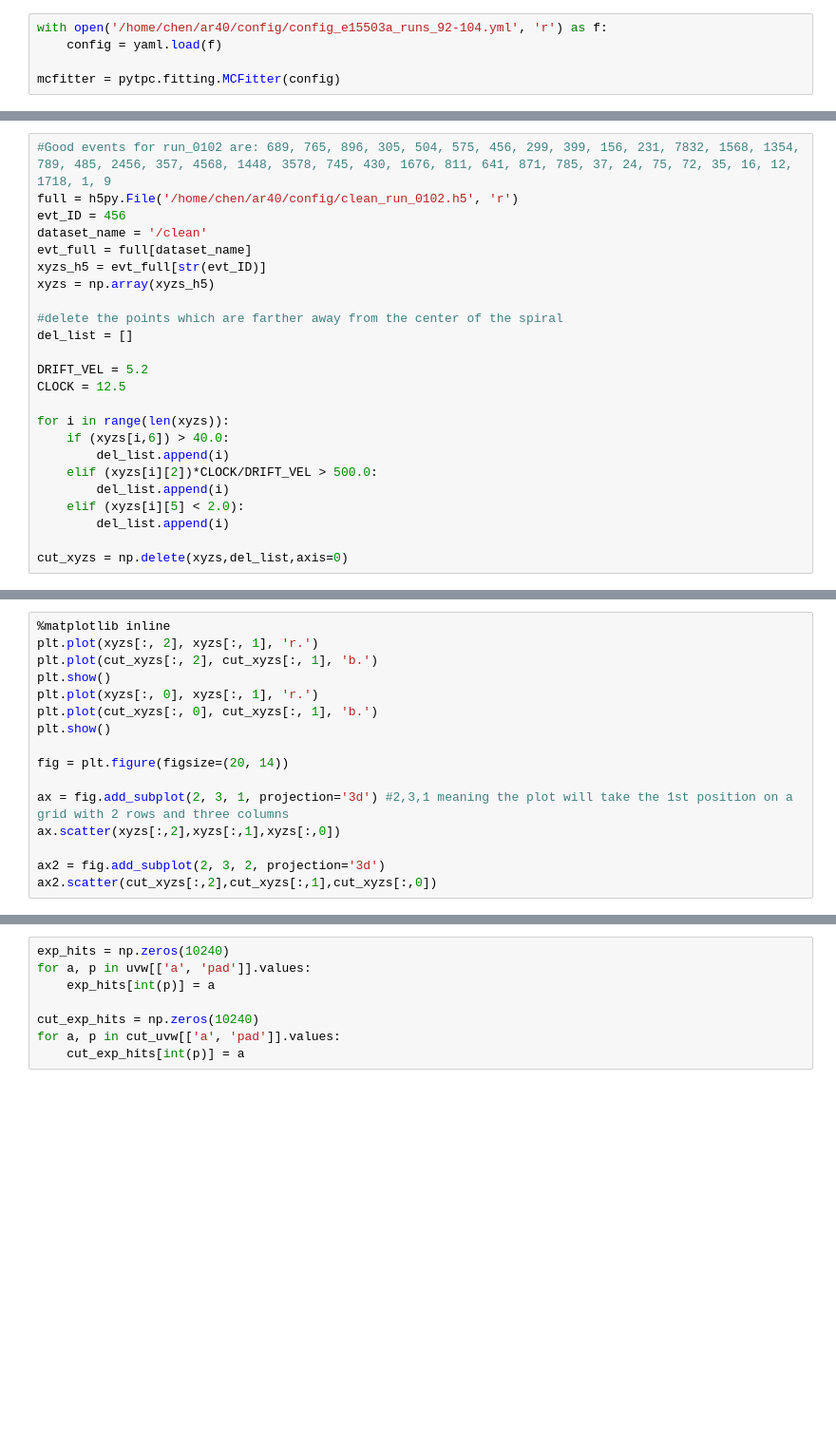
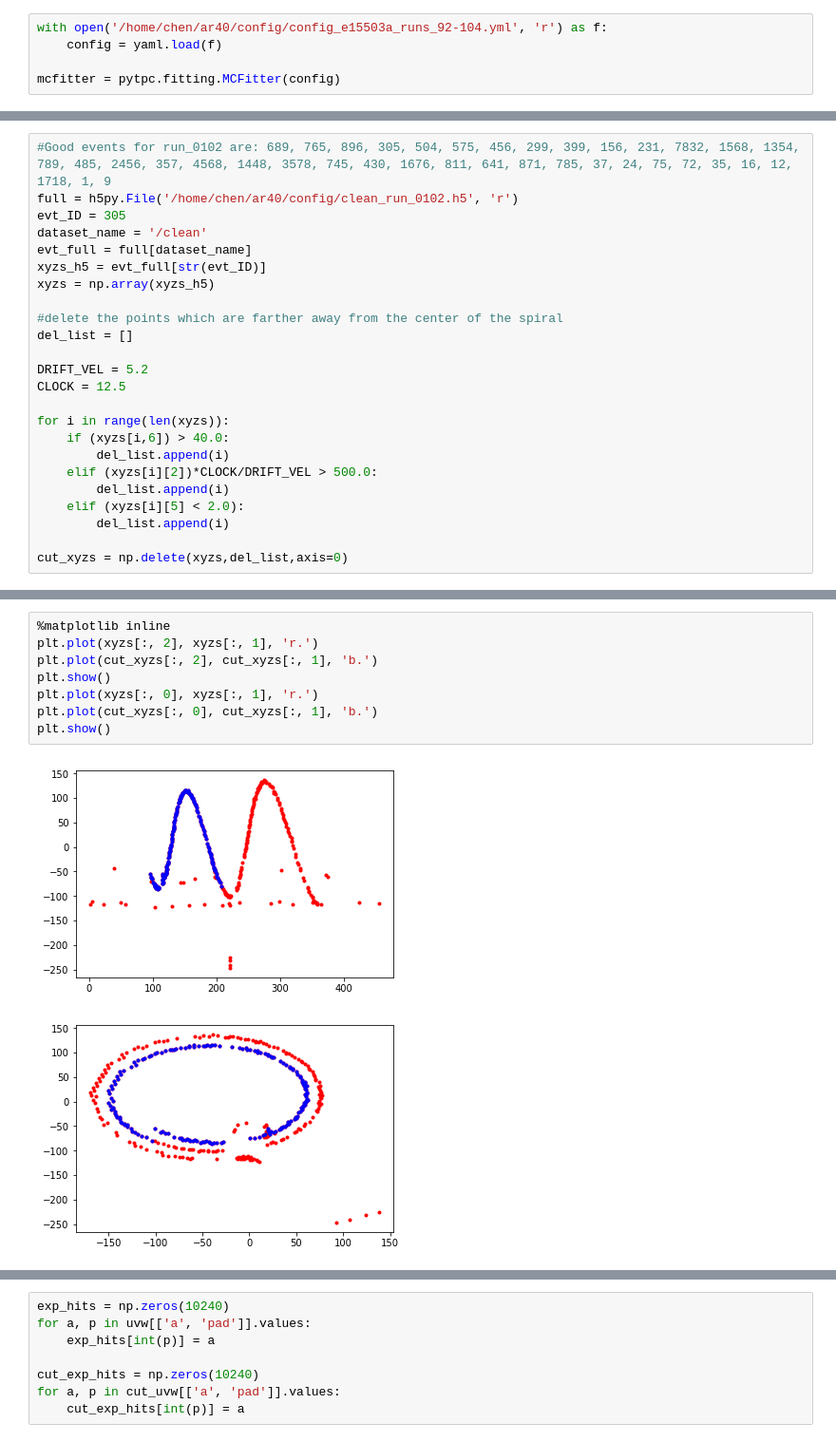
Before and after one commit to chchen123/Monte-Carlo, a Jupyter notebook: jupyter notebooks/Monte_Carlo_Algorithm.ipynb, the cells around one changed output, grey strips where cells are left out. Shown: that part at 95% size. Drawn from its saved outputs; the diff is of its cells as text; blank space fills up the shorter version.

Commit message:
updated position and energy chi2 algorithms

```diff
--- a/jupyter notebooks/Monte_Carlo_Algorithm.ipynb
+++ b/jupyter notebooks/Monte_Carlo_Algorithm.ipynb
@@ -44,7 +45,7 @@ diff_sigma = config['diffusion_sigma']
 # %%
 #Good events for run_0102 are: 689, 765, 896, 305, 504, 575, 456, 299, 399, 156, 231, 7832, 1568, 1354, 789, 485, 2456, 357, 4568, 1448, 3578, 745, 430, 1676, 811, 641, 871, 785, 37, 24, 75, 72, 35, 16, 12, 1718, 1, 9
 full = h5py.File('/home/chen/ar40/config/clean_run_0102.h5', 'r')
-evt_ID = 456
+evt_ID = 305
 dataset_name = '/clean'
 evt_full = full[dataset_name]
 xyzs_h5 = evt_full[str(evt_ID)]
@@ -78,17 +81,12 @@ cut_cx, cut_cy = pytpc.cleaning.hough_circle(cut_xy_C)
 # %%
 %matplotlib inline
 plt.plot(xyzs[:, 2], xyzs[:, 1], 'r.')
 plt.plot(cut_xyzs[:, 2], cut_xyzs[:, 1], 'b.')
 plt.show()
 plt.plot(xyzs[:, 0], xyzs[:, 1], 'r.')
 plt.plot(cut_xyzs[:, 0], cut_xyzs[:, 1], 'b.')
 plt.show()
-
-fig = plt.figure(figsize=(20, 14))
-
-ax = fig.add_subplot(2, 3, 1, projection='3d') #2,3,1 meaning the plot will take the 1st position on a grid with 2 rows and three columns
-ax.scatter(xyzs[:,2],xyzs[:,1],xyzs[:,0])
-
-ax2 = fig.add_subplot(2, 3, 2, projection='3d')
-ax2.scatter(cut_xyzs[:,2],cut_xyzs[:,1],cut_xyzs[:,0])
+# %% [output]
+[figure, added]
+[figure, added]
 # %%
```
Also changed, not shown: parts of 7 cells of this notebook.
